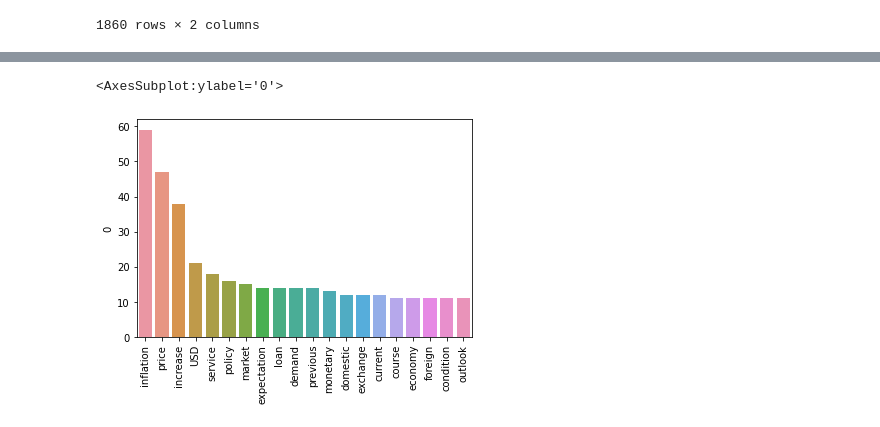
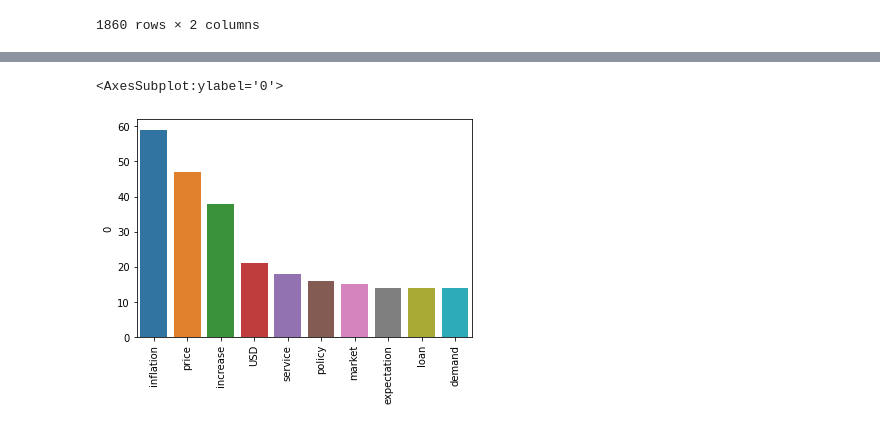
Before and after one commit to sercankoyunlu/word_cloud_summary_cbrt, a Jupyter notebook: cbrt_word_cloud_final_V2.ipynb, the cells around one changed output, grey strips where cells are left out. Cells and saved outputs as stored; diff of their text form; code cells hidden in the pictures.

```diff
--- a/cbrt_word_cloud_final_V2.ipynb
+++ b/cbrt_word_cloud_final_V2.ipynb
@@ -116,10 +132,24 @@ remove_digits
 'No   July Meeting Date July   While global inflation has been declining it remains above the longterm averages and targets of central banks Consumer inflation in advanced and emerging economies decre ...
 # %%
 def lemmatize(input):
-    lemmatizer = WordNetLemmatizer()
-    word_list = nltk.word_tokenize(input)
-    lemmatized_output = ' '.join([lemmatizer.lemmatize(w) for w in word_list])
+    """
+    Lemmatize the words in the input string.
+
+    This function applies lemmatization to the words in the input string, reducing them to their base or root form.
+
+    Parameters:
+    input (str): The input string containing words to be lemmatized.
+
+    Returns:
+    str: The lemmatized string where words are in their base or root form.
+    """
+
+    lemmatizer = WordNetLemmatizer()  # Initialize the WordNetLemmatizer
+    word_list = nltk.word_tokenize(input)  # Tokenize the input string into individual words
+    lemmatized_output = ' '.join([lemmatizer.lemmatize(w) for w in word_list])  # Lemmatize each word and join them back
+
     return lemmatized_output
+
 
 lemmatized_output=lemmatize(remove_digits)
 lemmatized_output
@@ -176,18 +238,38 @@ result
 | Thailand | 1 |
 554 rows × 1 columns
 # %%
-def freq_bar_plot(df,n):
-    df=pd.DataFrame(tagged[0].value_counts()).head(n)
-    df = result[result.index.isin(list(stopWords)) ==False].head(n)
-    my_plot=sns.barplot(data=df, x=df.index, y=0)
+def freq_bar_plot(df, n):
+    """
+    Generate and display a frequency bar plot for the top 'n' most frequent words.
+
+    Parameters:
+    df (pandas.DataFrame): The DataFrame containing word frequency data, usually obtained from tagged[0].value_counts().
+    n (int): The number of top words to be included in the bar plot.
+
+    Returns:
+    matplotlib.axes._subplots.AxesSubplot: The bar plot representing word frequencies.
+    """
+
+    # Filter the DataFrame to include only the top 'n' most frequent words
+    df = df.head(n)
+
+    # Exclude stop words from the DataFrame (words in the 'stopWords' set) to focus on relevant words
+    df = df[df.index.isin(list(stopWords)) == False]
+
+    # Create the bar plot using Seaborn's barplot function
+    my_plot = sns.barplot(data=df, x=df.index, y=0)
+
+    # Rotate the x-axis labels for better readability
     my_plot.set_xticklabels(my_plot.get_xticklabels(), rotation=90)
+
+    # Return the generated bar plot
     return my_plot
-    plt.show()
+
 
 freq_bar_plot(df=result,n=20)
 # %% [output]
 <AxesSubplot:ylabel='0'>
-[figure, old version]
+[figure, new version]
 # %%
 #Circle
 x, y = np.ogrid[:300, :300]
```
Also changed, not shown: parts of 6 cells of this notebook.
